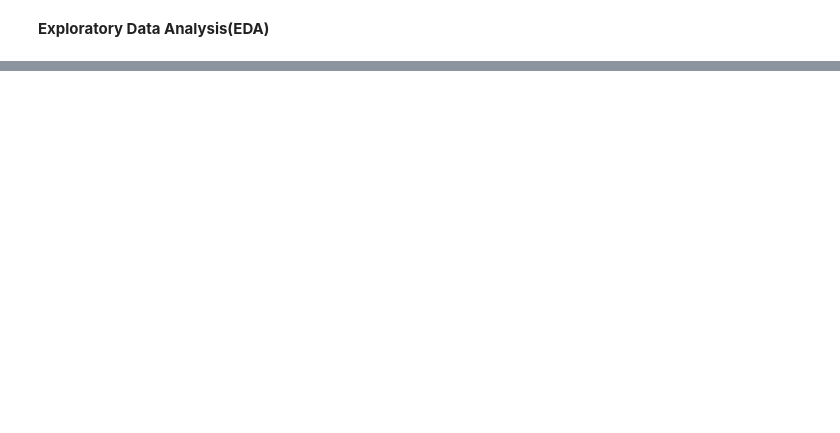
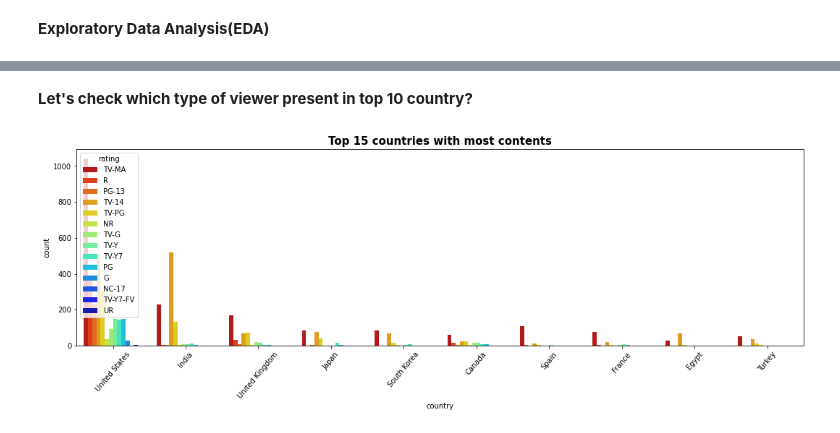
Before and after one commit to Tanjul5/Netflix-Movies-and-TV-shows-Clustering, a Jupyter notebook: Netflix_Movies_and_TV_shows_Clustering.ipynb, the cells around one changed output, grey strips where cells are left out. Cells and saved outputs as stored; diff of their text form; code cells hidden in the pictures; blank space fills up the shorter version.

```diff
--- a/Netflix_Movies_and_TV_shows_Clustering.ipynb
+++ b/Netflix_Movies_and_TV_shows_Clustering.ipynb
@@ -272,0 +364,11 @@ netflix.head(2)
+# %% [markdown]
+**Let's check which type of viewer present in top 10 country?**
+# %%
+#Analysing top10 countries with most content
+plt.figure(figsize=(18,5))
+sns.countplot(x=netflix['country'],palette="jet_r",order=netflix['country'].value_counts().index[0:10],hue=netflix['rating'])
+plt.xticks(rotation=50)
+plt.title('Top 15 countries with most contents', fontsize=15, fontweight='bold')
+plt.show()
+# %% [output]
+[figure, added]
```
Also changed, not shown: parts of 32 cells of this notebook.
